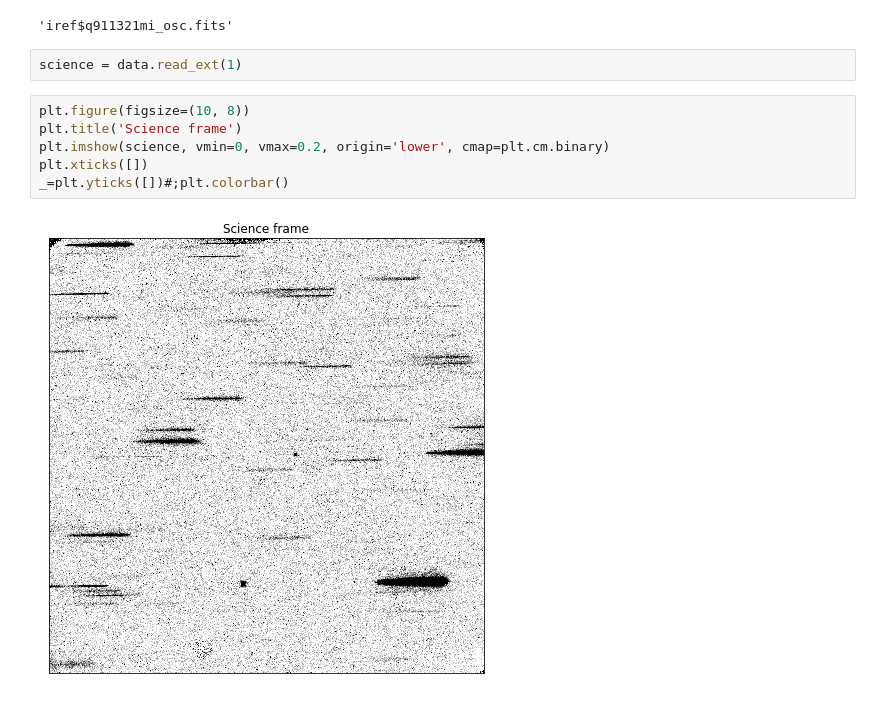
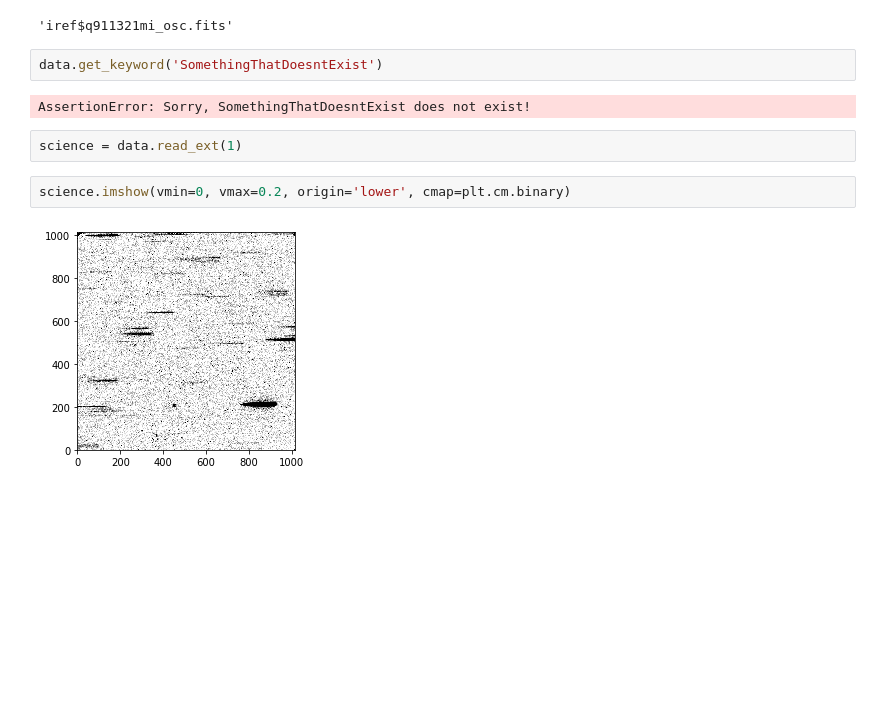
Before and after one commit to mehdirezaie/grism, a Jupyter notebook: notebooks/GrismFlatFielding.ipynb, the cells around one changed output. Saved outputs shown, nothing was run; the diff lists cells and outputs as text; blank space fills up the shorter version.

Commit message:
add imshow method

```diff
--- a/notebooks/GrismFlatFielding.ipynb
+++ b/notebooks/GrismFlatFielding.ipynb
@@ -40,13 +40,13 @@ data
 data.get_keyword('OSCNTAB')
 # %% [output]
 'iref$q911321mi_osc.fits'
+# %%
+data.get_keyword('SomethingThatDoesntExist')
+# %% [output]
+AssertionError: Sorry, SomethingThatDoesntExist does not exist!
 # %%
 science = data.read_ext(1)
 # %%
-plt.figure(figsize=(10, 8))
-plt.title('Science frame')
-plt.imshow(science, vmin=0, vmax=0.2, origin='lower', cmap=plt.cm.binary)
-plt.xticks([])
-_=plt.yticks([])#;plt.colorbar()
+science.imshow(vmin=0, vmax=0.2, origin='lower', cmap=plt.cm.binary)
 # %% [output]
-[figure, old version]
+[figure, new version]
```
Also changed, not shown: 1 other file.
